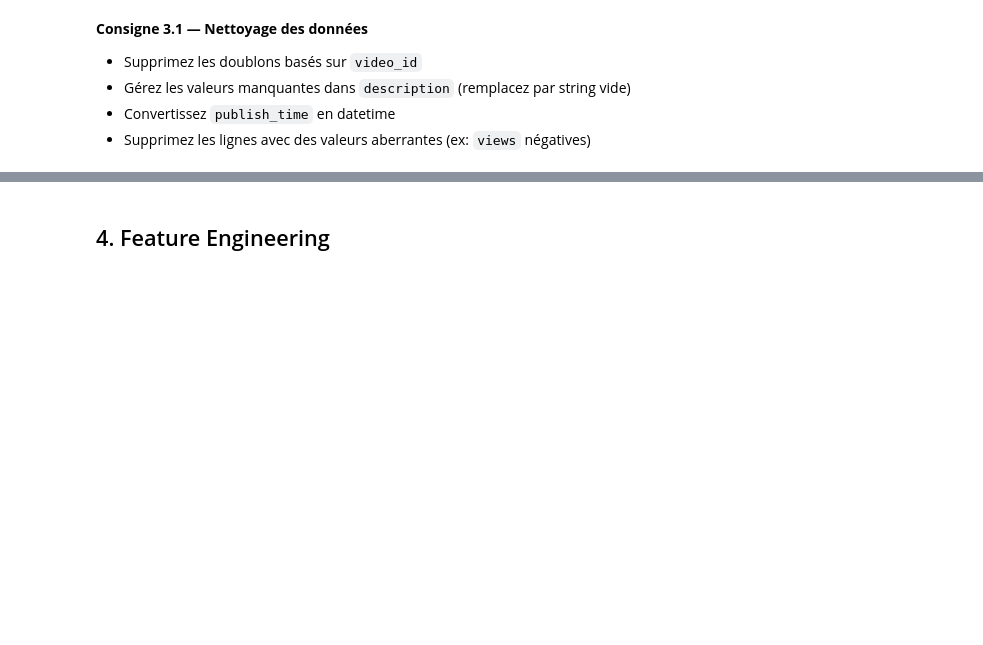
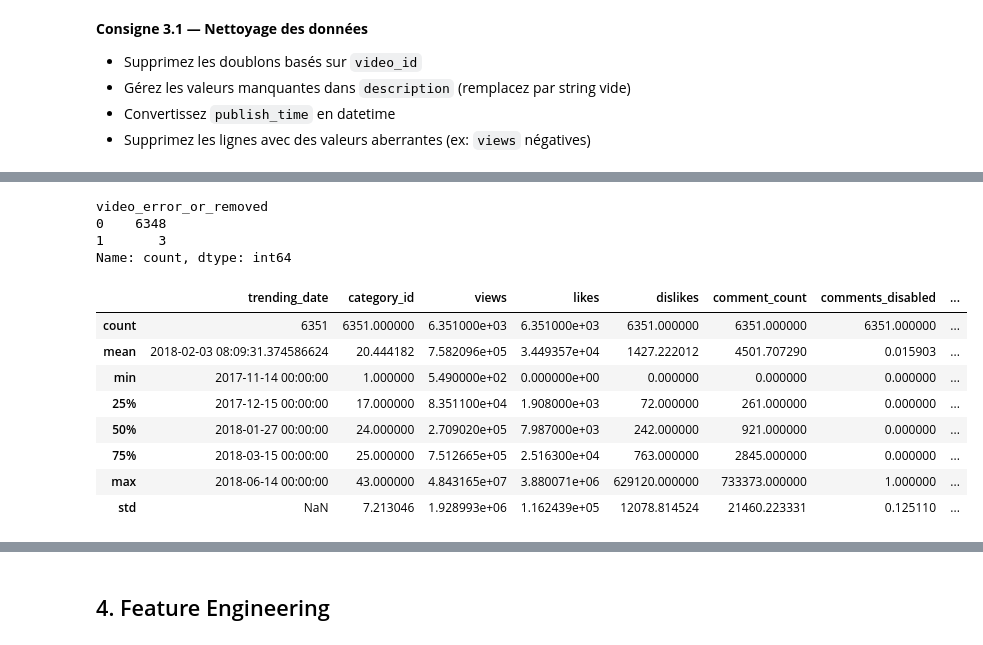
Before and after one commit to samyachd/youtube_ML, a Jupyter notebook: Project_ML_youtube_trending.ipynb, the cells around one changed output, grey strips where cells are left out. Saved outputs shown, nothing was run; the diff lists cells and outputs as text; code cells hidden in the pictures; blank space fills up the shorter version.

```diff
--- a/Project_ML_youtube_trending.ipynb
+++ b/Project_ML_youtube_trending.ipynb
@@ -256,3 +284,11 @@ Distribution des catégories:
 # df_clean['publish_time'] = ().... errors='coerce')
 # df_clean = df_clean[(df_clean['views'] >= 0) & (df_clean['likes'] >= 0) & (df_clean['dislikes'] >= 0) & (df_clean['comment_count'] >= 0)]
 # df_clean = df_clean.dropna(subset=['publish_time'])
+# %%
+print(df.duplicated().sum())
+df_clean = df.drop_duplicates(subset='video_id')
+
+df_clean['description'].fillna("")
+
+df_clean['publish_time'] = pd.to_datetime(df['publish_time'], errors = 'coerce')
+df_clean['trending_date'] = pd.to_datetime(df['trending_date'], format = ("%y.%d.%m"), errors = 'coerce' )
@@ -258,0 +336,2 @@ Distribution des catégories:
+# %%
+df_clean["description"] = df_clean["description"].astype("string")
@@ -258,0 +342,9 @@ Distribution des catégories:
+# %%
+#df_clean.comments_disabled.value_counts()
+#df_clean.ratings_disabled.value_counts()
+df_clean.video_error_or_removed.value_counts()
+# %% [output]
+video_error_or_removed
+0    6348
+1       3
+Name: count, dtype: int64
@@ -258,0 +353,12 @@ Distribution des catégories:
+# %%
+df_clean.describe()
+# %% [output]
+|  | trending_date | category_id | views | likes | dislikes | comment_count | comments_disabled | ... |
+| count | 6351 | 6351.000000 | 6.351000e+03 | 6.351000e+03 | 6351.000000 | 6351.000000 | 6351.000000 | ... |
+| mean | 2018-02-03 08:09:31.374586624 | 20.444182 | 7.582096e+05 | 3.449357e+04 | 1427.222012 | 4501.707290 | 0.015903 | ... |
+| min | 2017-11-14 00:00:00 | 1.000000 | 5.490000e+02 | 0.000000e+00 | 0.000000 | 0.000000 | 0.000000 | ... |
+| 25% | 2017-12-15 00:00:00 | 17.000000 | 8.351100e+04 | 1.908000e+03 | 72.000000 | 261.000000 | 0.000000 | ... |
+| 50% | 2018-01-27 00:00:00 | 24.000000 | 2.709020e+05 | 7.987000e+03 | 242.000000 | 921.000000 | 0.000000 | ... |
+| 75% | 2018-03-15 00:00:00 | 25.000000 | 7.512665e+05 | 2.516300e+04 | 763.000000 | 2845.000000 | 0.000000 | ... |
+| max | 2018-06-14 00:00:00 | 43.000000 | 4.843165e+07 | 3.880071e+06 | 629120.000000 | 733373.000000 | 1.000000 | ... |
+| std | NaN | 7.213046 | 1.928993e+06 | 1.162439e+05 | 12078.814524 | 21460.223331 | 0.125110 | ... |
```
Also changed, not shown: parts of 32 cells of this notebook.
